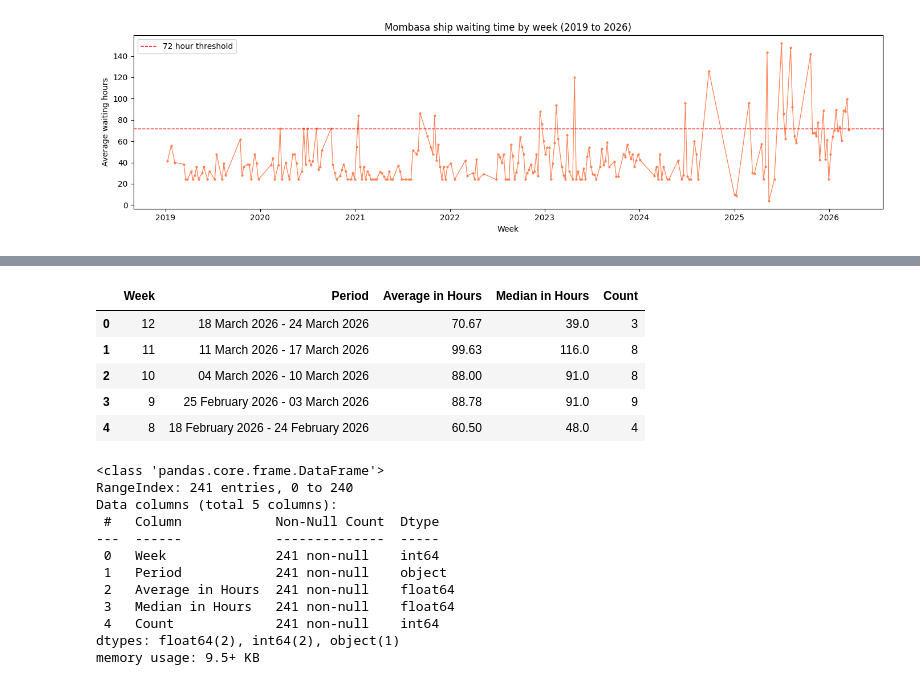
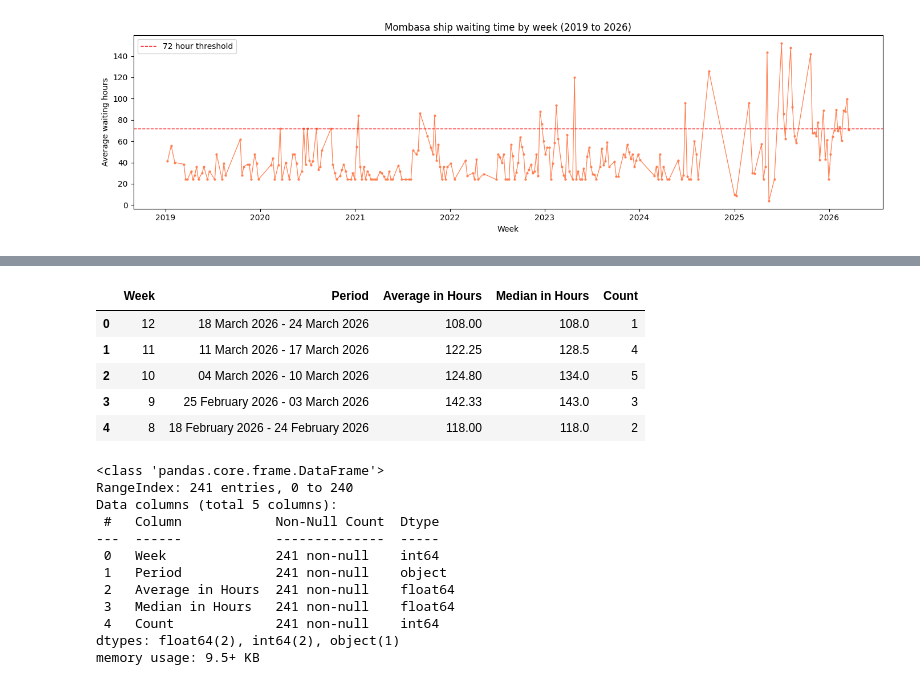
Before and after one commit to MutwiriC/Port-Distribution-Early-Warning-System, a Jupyter notebook: Port_Trade_Disruption_Early_Warning_System.ipynb, the cells around one changed output, grey strips where cells are left out. Drawn from its saved outputs; the diff is of its cells as text; code cells hidden in the pictures.

```diff
--- a/Port_Trade_Disruption_Early_Warning_System.ipynb
+++ b/Port_Trade_Disruption_Early_Warning_System.ipynb
@@ -329,13 +327,13 @@ The Vessel waiting time dataset has 245 rows and 5 columns
 # %%
 #sample view
-df_wait.head()
+df_turn.head()
 # %% [output]
 |  | Week | Period | Average in Hours | Median in Hours | Count |
-| 0 | 12 | 18 March 2026 - 24 March 2026 | 70.67 | 39.0 | 3 |
-| 1 | 11 | 11 March 2026 - 17 March 2026 | 99.63 | 116.0 | 8 |
-| 2 | 10 | 04 March 2026 - 10 March 2026 | 88.00 | 91.0 | 8 |
-| 3 | 9 | 25 February 2026 - 03 March 2026 | 88.78 | 91.0 | 9 |
-| 4 | 8 | 18 February 2026 - 24 February 2026 | 60.50 | 48.0 | 4 |
+| 0 | 12 | 18 March 2026 - 24 March 2026 | 108.00 | 108.0 | 1 |
+| 1 | 11 | 11 March 2026 - 17 March 2026 | 122.25 | 128.5 | 4 |
+| 2 | 10 | 04 March 2026 - 10 March 2026 | 124.80 | 134.0 | 5 |
+| 3 | 9 | 25 February 2026 - 03 March 2026 | 142.33 | 143.0 | 3 |
+| 4 | 8 | 18 February 2026 - 24 February 2026 | 118.00 | 118.0 | 2 |
 # %%
 #check database datatypes
 df_turn.info()
```
Also changed, not shown: parts of 33 cells of this notebook, 1 other file.
